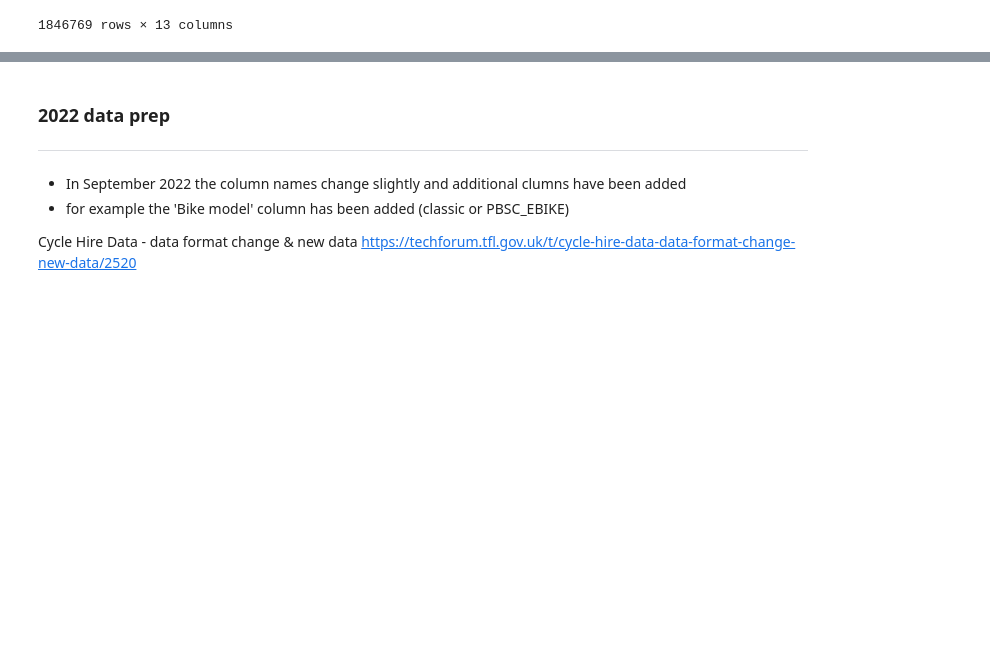
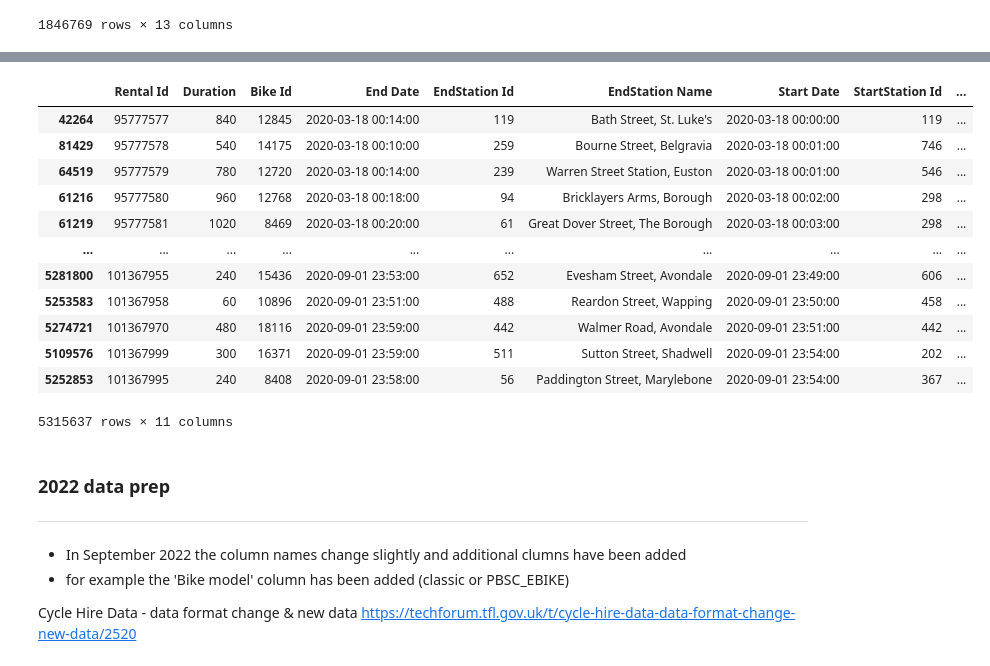
Before and after one commit to elrhmo/TfL_Bike_Analysis, a Jupyter notebook: data_prep.ipynb, the cells around one changed output, grey strips where cells are left out. Cells and saved outputs as stored; diff of their text form; code cells hidden in the pictures; blank space fills up the shorter version.

Commit message:
processing 23/03/20-31/08/20 data

```diff
--- a/data_prep.ipynb
+++ b/data_prep.ipynb
@@ -182,6 +194,7 @@ all_csv
 # %%
 # creating a list of csv files that contain '2019' and '2022' respectively
 csv_2019 = [item for item in all_csv if '2019' in item]
+csv_2020_Mar_Aug = [item for item in all_csv if '2020' in item]
 csv_2022 = [item for item in all_csv if '2022' in item]
 csv_2023 = [item for item in all_csv if '2023' in item]
 # %% [markdown]
@@ -433,0 +393,32 @@ sorted_degree_centrality_2023
+# %%
+# using list comprehension that reads each csv file from the list and gnerators a sequence of dataframes
+dfs_2020 = (pd.read_csv(csv) for csv in csv_2020_Mar_Aug)
+
+# concatenate csvs them into a single DataFrame using pd.concat()
+# ignore_index=True parameter resets the index of the resulting DataFrame, so that it is a continuous sequence of integers.
+data_2020 = pd.concat(dfs_2020, ignore_index=True)
+# %%
+# 2020
+
+## Add some extra variables to the dataset for use later in filtering
+
+import datetime
+
+## Feeding a specififed date format speeds up the pd.to_datetime function immeasurably, especially over large datasets
+## e.g. http://stackoverflow.com/questions/32034689/why-is-pandas-to-datetime-slow-for-non-standard-time-format-such-as-2014-12-31
+
+format = "%d/%m/%Y %H:%M"
+
+## Some routes had dates with a seconds component, whereas some didn't - the below code cuts these seconds off
+data_2020['Start Date'] = data_2020['Start Date'].str[:16]
+data_2020['End Date'] = data_2020['End Date'].str[:16]
+
+data_2020['Start Date']= pd.to_datetime(data_2020['Start Date'], format=format)
+
+data_2020['End Date']= pd.to_datetime(data_2020['End Date'], format=format)
+
+data_2020['Hour']= pd.to_datetime(data_2020['Start Date'], format=format).dt.hour
+
+data_2020['Day']= pd.to_datetime(data_2020['Start Date'], format=format).dt.weekday
+
+data_2020.head()
@@ -433,0 +432,18 @@ sorted_degree_centrality_2023
+# %%
+df_sorted = data_2020.sort_values(by='Start Date', ascending=True)
+# %%
+df_sorted
+# %% [output]
+|  | Rental Id | Duration | Bike Id | End Date | EndStation Id | EndStation Name | Start Date | StartStation Id | ... |
+| 42264 | 95777577 | 840 | 12845 | 2020-03-18 00:14:00 | 119 | Bath Street, St. Luke's | 2020-03-18 00:00:00 | 119 | ... |
+| 81429 | 95777578 | 540 | 14175 | 2020-03-18 00:10:00 | 259 | Bourne Street, Belgravia | 2020-03-18 00:01:00 | 746 | ... |
+| 64519 | 95777579 | 780 | 12720 | 2020-03-18 00:14:00 | 239 | Warren Street Station, Euston | 2020-03-18 00:01:00 | 546 | ... |
+| 61216 | 95777580 | 960 | 12768 | 2020-03-18 00:18:00 | 94 | Bricklayers Arms, Borough | 2020-03-18 00:02:00 | 298 | ... |
+| 61219 | 95777581 | 1020 | 8469 | 2020-03-18 00:20:00 | 61 | Great Dover Street, The Borough | 2020-03-18 00:03:00 | 298 | ... |
+| ... | ... | ... | ... | ... | ... | ... | ... | ... | ... |
+| 5281800 | 101367955 | 240 | 15436 | 2020-09-01 23:53:00 | 652 | Evesham Street, Avondale | 2020-09-01 23:49:00 | 606 | ... |
+| 5253583 | 101367958 | 60 | 10896 | 2020-09-01 23:51:00 | 488 | Reardon Street, Wapping | 2020-09-01 23:50:00 | 458 | ... |
+| 5274721 | 101367970 | 480 | 18116 | 2020-09-01 23:59:00 | 442 | Walmer Road, Avondale | 2020-09-01 23:51:00 | 442 | ... |
+| 5109576 | 101367999 | 300 | 16371 | 2020-09-01 23:59:00 | 511 | Sutton Street, Shadwell | 2020-09-01 23:54:00 | 202 | ... |
+| 5252853 | 101367995 | 240 | 8408 | 2020-09-01 23:58:00 | 56 | Paddington Street, Marylebone | 2020-09-01 23:54:00 | 367 | ... |
+5315637 rows × 11 columns
```
Also changed, not shown: parts of 18 cells of this notebook.
